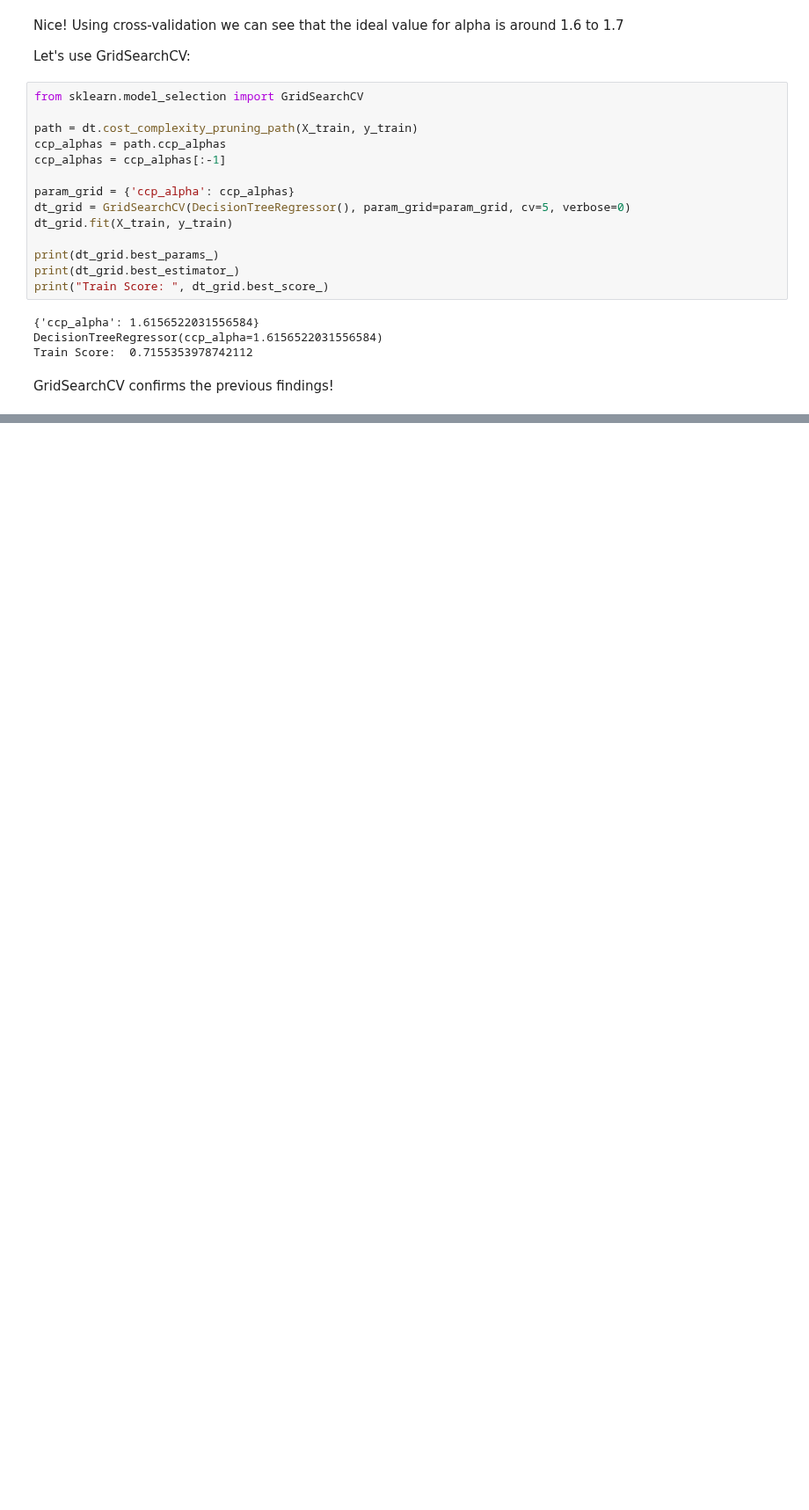
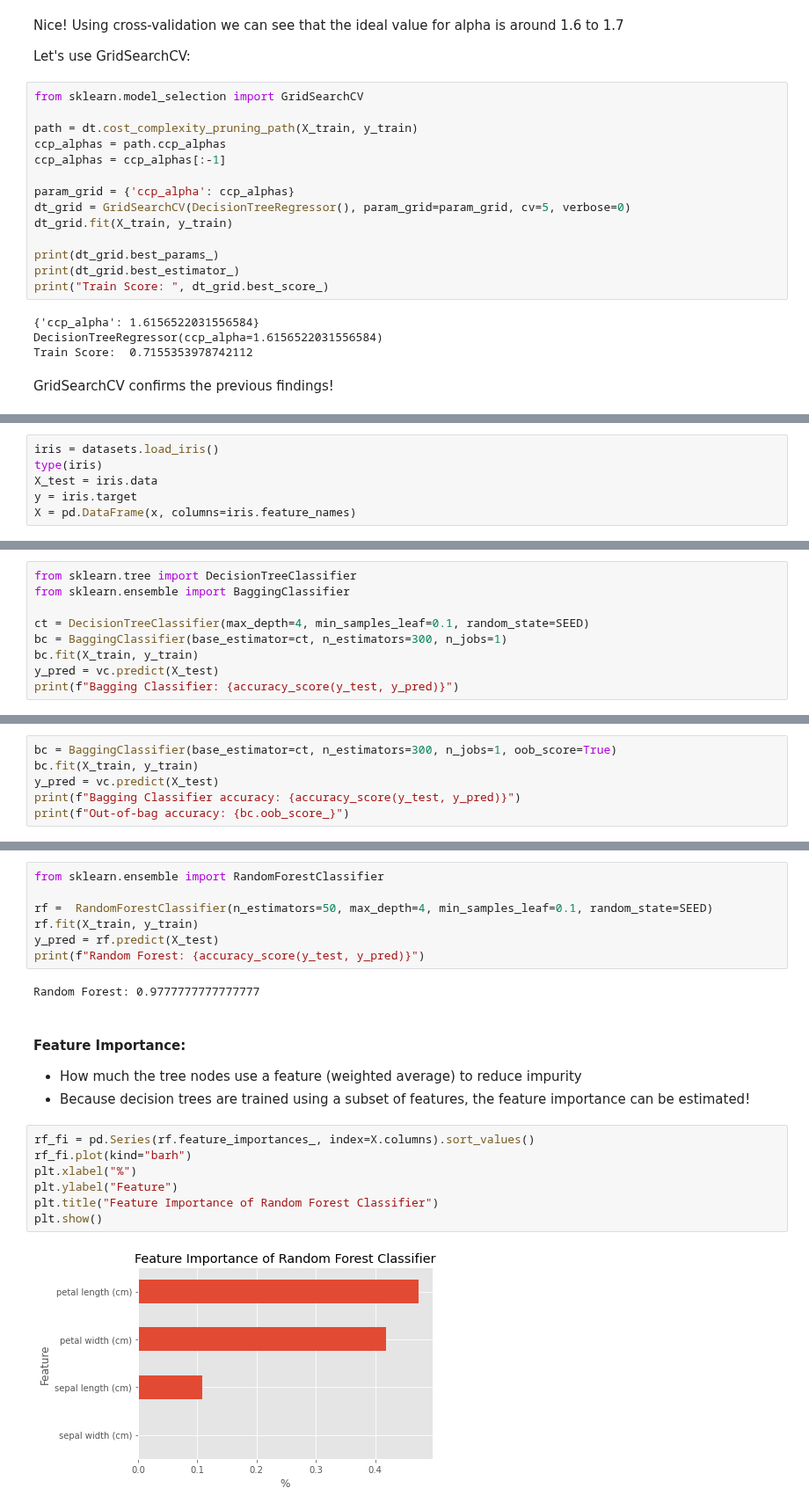
Before and after one commit to rmarinplana/personalProjects, a Jupyter notebook: supervised_learning_study.ipynb, the cells around one changed output, grey strips where cells are left out. Shown at 88% size. Cells and saved outputs as stored; diff of their text form; blank space fills up the shorter version.

Commit message:
Add ensemble learning, bagging, random forest

```diff
--- a/supervised_learning_study.ipynb
+++ b/supervised_learning_study.ipynb
@@ -644,0 +651,6 @@ GridSearchCV confirms the previous findings!
+# %%
+iris = datasets.load_iris()
+type(iris)
+X_test = iris.data
+y = iris.target
+X = pd.DataFrame(x, columns=iris.feature_names)
@@ -644,0 +698,9 @@ GridSearchCV confirms the previous findings!
+# %%
+from sklearn.tree import DecisionTreeClassifier
+from sklearn.ensemble import BaggingClassifier
+
+ct = DecisionTreeClassifier(max_depth=4, min_samples_leaf=0.1, random_state=SEED)
+bc = BaggingClassifier(base_estimator=ct, n_estimators=300, n_jobs=1)
+bc.fit(X_train, y_train)
+y_pred = vc.predict(X_test)
+print(f"Bagging Classifier: {accuracy_score(y_test, y_pred)}")
@@ -644,0 +711,6 @@ GridSearchCV confirms the previous findings!
+# %%
+bc = BaggingClassifier(base_estimator=ct, n_estimators=300, n_jobs=1, oob_score=True)
+bc.fit(X_train, y_train)
+y_pred = vc.predict(X_test)
+print(f"Bagging Classifier accuracy: {accuracy_score(y_test, y_pred)}")
+print(f"Out-of-bag accuracy: {bc.oob_score_}")
@@ -644,0 +725,22 @@ GridSearchCV confirms the previous findings!
+# %%
+from sklearn.ensemble import RandomForestClassifier
+
+rf =  RandomForestClassifier(n_estimators=50, max_depth=4, min_samples_leaf=0.1, random_state=SEED)
+rf.fit(X_train, y_train)
+y_pred = rf.predict(X_test)
+print(f"Random Forest: {accuracy_score(y_test, y_pred)}")
+# %% [output]
+Random Forest: 0.9777777777777777
+# %% [markdown]
+#### Feature Importance:
+- How much the tree nodes use a feature (weighted average) to reduce impurity
+- Because decision trees are trained using a subset of features, the feature importance can be estimated!
+# %%
+rf_fi = pd.Series(rf.feature_importances_, index=X.columns).sort_values()
+rf_fi.plot(kind="barh")
+plt.xlabel("%")
+plt.ylabel("Feature")
+plt.title("Feature Importance of Random Forest Classifier")
+plt.show()
+# %% [output]
+[figure, added]
```
Also changed, not shown: parts of 10 cells of this notebook.
